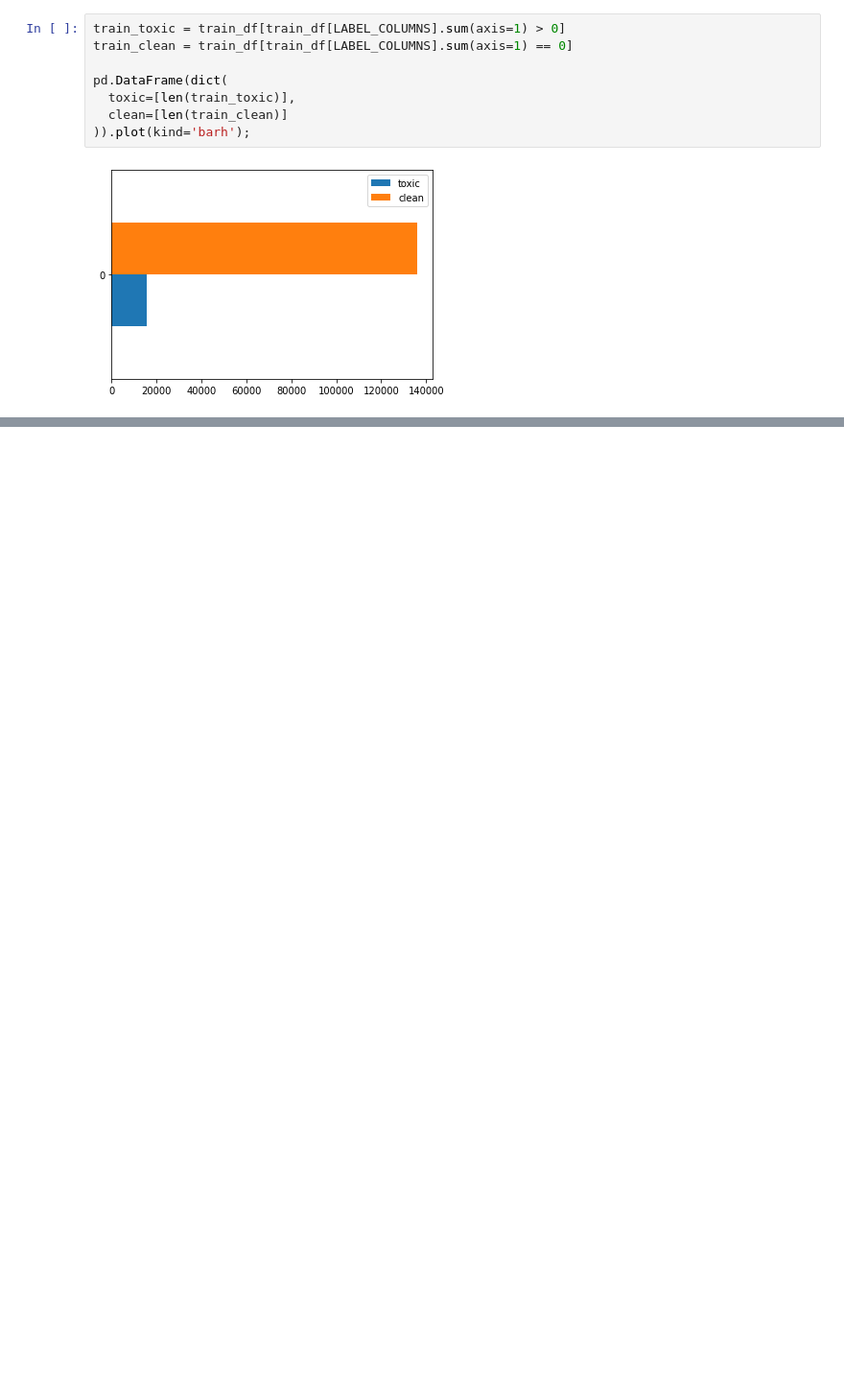
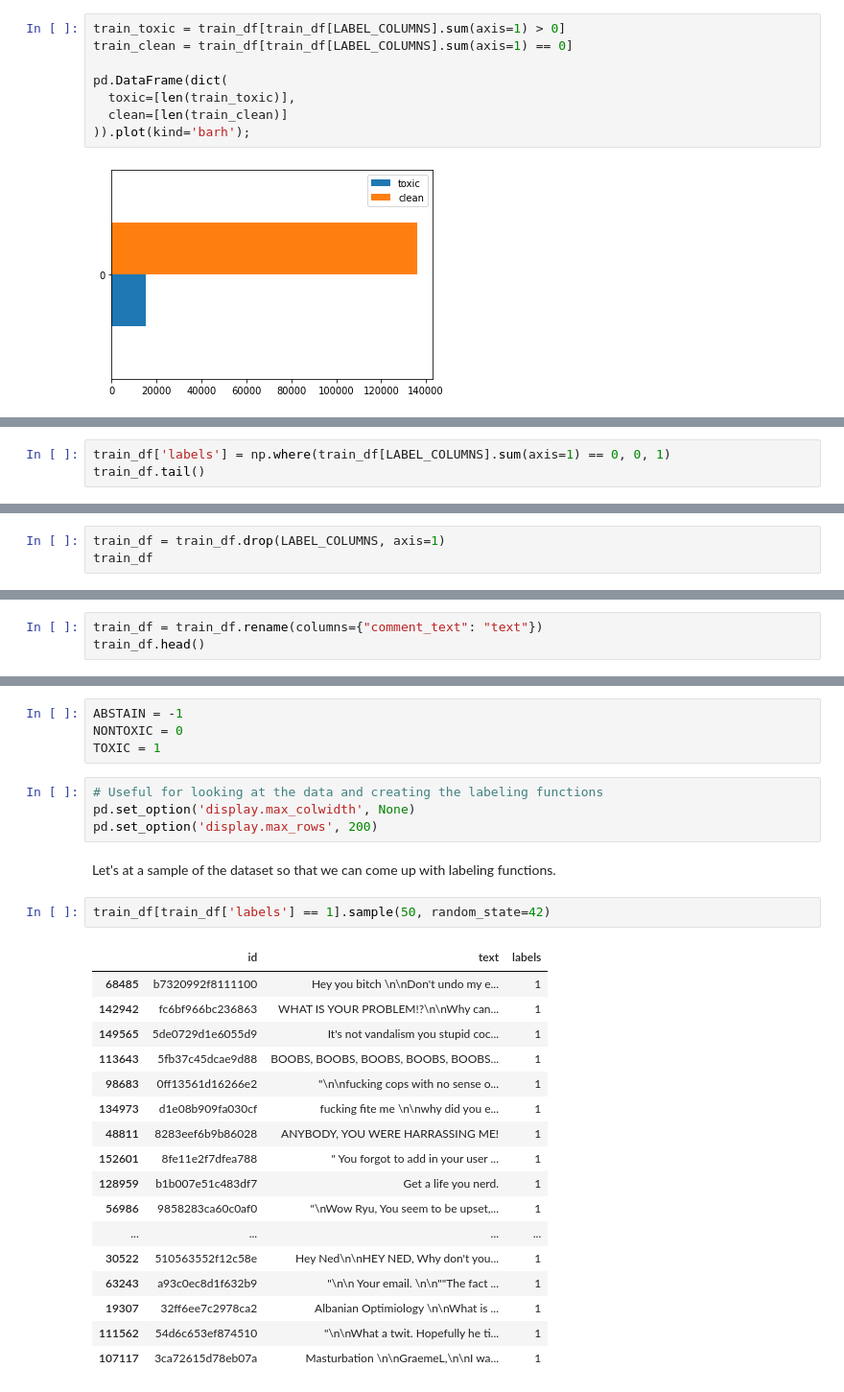
Before and after one commit to JayThibs/Weak-Supervised-Learning-Case-Study, a Jupyter notebook: text_classifier/notebooks/05_toxicity_classification_snorkel_dataset.ipynb, the cells around one changed output, grey strips where cells are left out. Shown at 96% size. Saved outputs shown, nothing was run; the diff lists cells and outputs as text; blank space fills up the shorter version.

```diff
--- a/text_classifier/notebooks/05_toxicity_classification_snorkel_dataset.ipynb
+++ b/text_classifier/notebooks/05_toxicity_classification_snorkel_dataset.ipynb
@@ -92,0 +112,3 @@ The bad examples are imbalanced, but we will not worry about that. What we will
+# %%
+train_df['labels'] = np.where(train_df[LABEL_COLUMNS].sum(axis=1) == 0, 0, 1)
+train_df.tail()
@@ -92,0 +122,3 @@ The bad examples are imbalanced, but we will not worry about that. What we will
+# %%
+train_df = train_df.drop(LABEL_COLUMNS, axis=1)
+train_df
@@ -92,0 +141,3 @@ The bad examples are imbalanced, but we will not worry about that. What we will
+# %%
+train_df = train_df.rename(columns={"comment_text": "text"})
+train_df.head()
@@ -92,0 +155,30 @@ The bad examples are imbalanced, but we will not worry about that. What we will
+# %%
+ABSTAIN = -1
+NONTOXIC = 0
+TOXIC = 1
+# %%
+# Useful for looking at the data and creating the labeling functions
+pd.set_option('display.max_colwidth', None)
+pd.set_option('display.max_rows', 200)
+# %% [markdown]
+Let's at a sample of the dataset so that we can come up with labeling functions.
+# %%
+train_df[train_df['labels'] == 1].sample(50, random_state=42)
+# %% [output]
+|  | id | text | labels |
+| 68485 | b7320992f8111100 | Hey you bitch \n\nDon't undo my e... | 1 |
+| 142942 | fc6bf966bc236863 | WHAT IS YOUR PROBLEM!?\n\nWhy can... | 1 |
+| 149565 | 5de0729d1e6055d9 | It's not vandalism you stupid coc... | 1 |
+| 113643 | 5fb37c45dcae9d88 | BOOBS, BOOBS, BOOBS, BOOBS, BOOBS... | 1 |
+| 98683 | 0ff13561d16266e2 | "\n\nfucking cops with no sense o... | 1 |
+| 134973 | d1e08b909fa030cf | fucking fite me \n\nwhy did you e... | 1 |
+| 48811 | 8283eef6b9b86028 | ANYBODY, YOU WERE HARRASSING ME! | 1 |
+| 152601 | 8fe11e2f7dfea788 | " You forgot to add in your user ... | 1 |
+| 128959 | b1b007e51c483df7 | Get a life you nerd. | 1 |
+| 56986 | 9858283ca60c0af0 | "\nWow Ryu, You seem to be upset,... | 1 |
+| ... | ... | ... | ... |
+| 30522 | 510563552f12c58e | Hey Ned\n\nHEY NED, Why don't you... | 1 |
+| 63243 | a93c0ec8d1f632b9 | "\n\n Your email. \n\n""The fact ... | 1 |
+| 19307 | 32ff6ee7c2978ca2 | Albanian Optimiology \n\nWhat is ... | 1 |
+| 111562 | 54d6c653ef874510 | "\n\nWhat a twit. Hopefully he ti... | 1 |
+| 107117 | 3ca72615d78eb07a | Masturbation \n\nGraemeL,\n\nI wa... | 1 |
```
Also changed, not shown: parts of 25 cells of this notebook.
